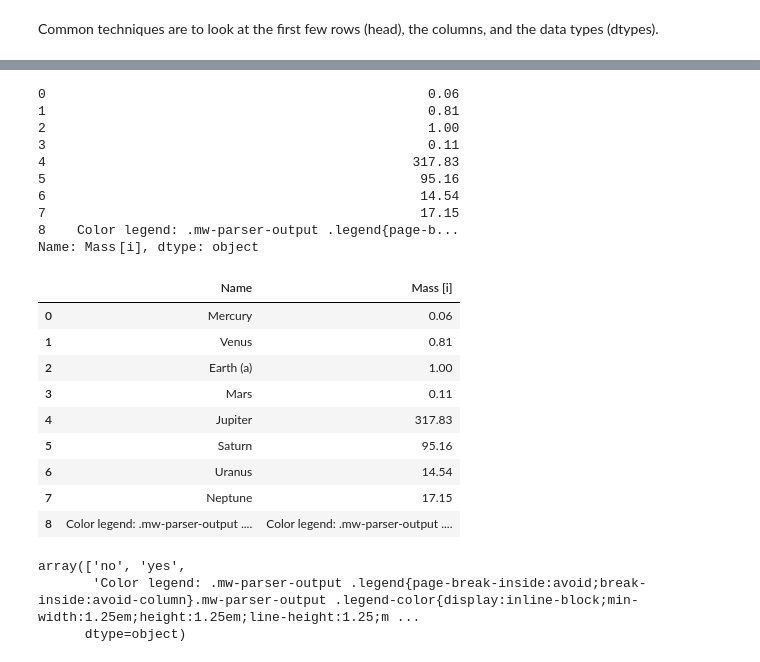
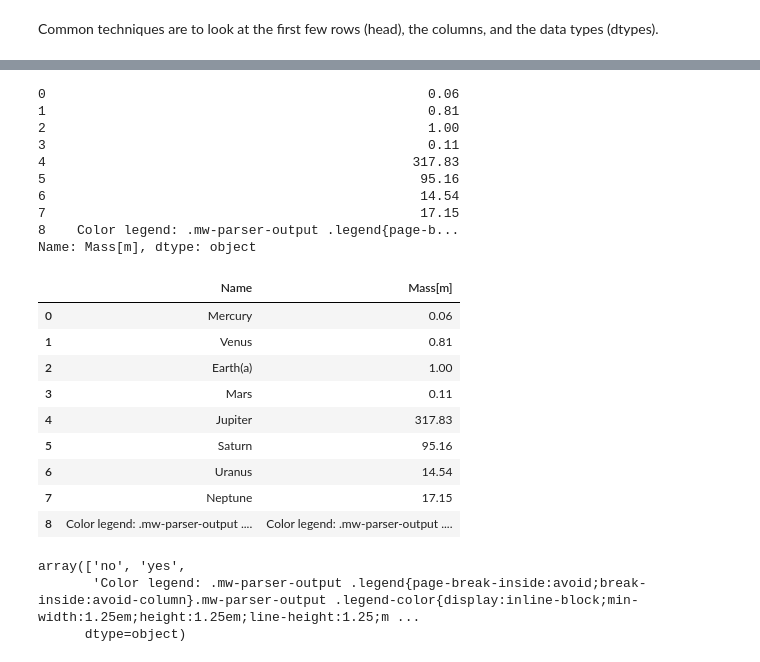
Before and after one commit to pbeens/OTF-Data-Analysis-2021-05, a Jupyter notebook: Demo_Bar_Chart_Mass_of_Planets.ipynb, the cells around one changed output, grey strips where cells are left out. Cells and saved outputs as stored; diff of their text form; code cells hidden in the pictures.

```diff
--- a/Demo_Bar_Chart_Mass_of_Planets.ipynb
+++ b/Demo_Bar_Chart_Mass_of_Planets.ipynb
@@ -27,7 +27,7 @@ import pandas as pd
 url = 'https://en.wikipedia.org/wiki/Planet'
 
 df_list_of_tables = pd.read_html(url)
-df = df_list_of_tables[7] # enter the index number of the table
+df = df_list_of_tables[8] # enter the index number of the table
 
 # quick look at the data...
 df
@@ -100,7 +100,7 @@ df.describe()
 # %%
 # Looking at one column only
 
-df['Mass [i]']
+df['Mass[m]']
 # %% [output]
 0                                                 0.06
 1                                                 0.81
@@ -111,16 +111,16 @@ df['Mass [i]']
 6                                                14.54
 7                                                17.15
 8    Color legend: .mw-parser-output .legend{page-b...
-Name: Mass [i], dtype: object
+Name: Mass[m], dtype: object
 # %%
 # Looking at multiple columns
 
-df[['Name', 'Mass [i]']]
+df[['Name', 'Mass[m]']]
 # %% [output]
-|  | Name | Mass [i] |
+|  | Name | Mass[m] |
 | 0 | Mercury | 0.06 |
 | 1 | Venus | 0.81 |
-| 2 | Earth (a) | 1.00 |
+| 2 | Earth(a) | 1.00 |
 | 3 | Mars | 0.11 |
 | 4 | Jupiter | 317.83 |
 | 5 | Saturn | 95.16 |
```
Also changed, not shown: parts of 16 cells of this notebook.
